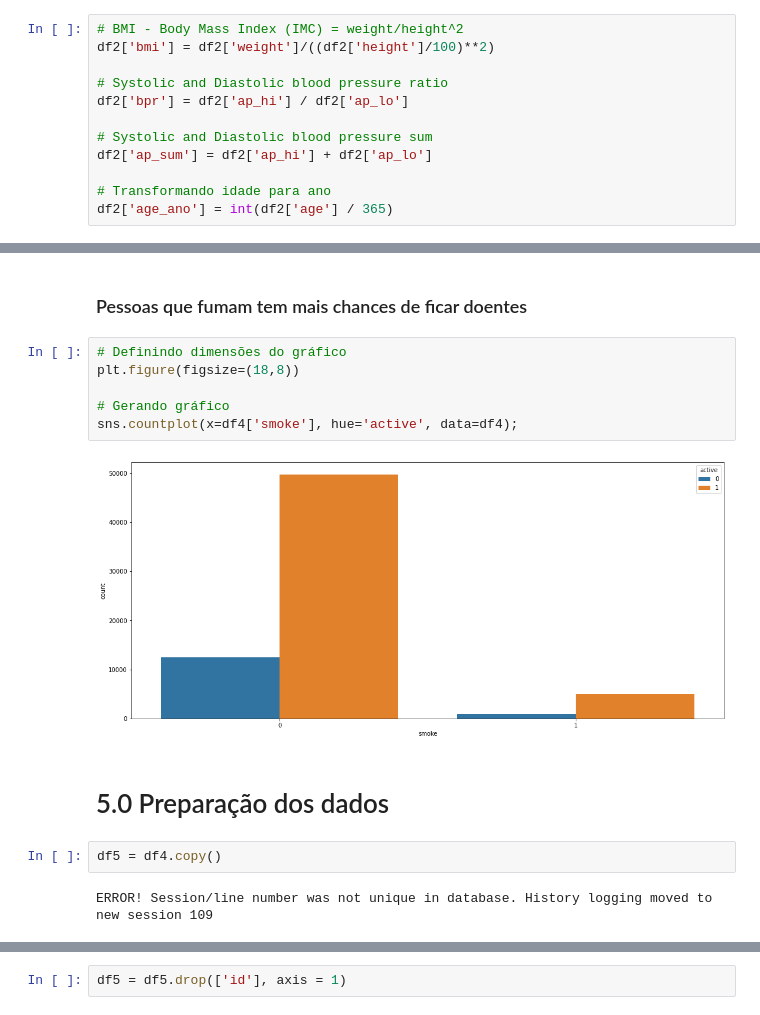
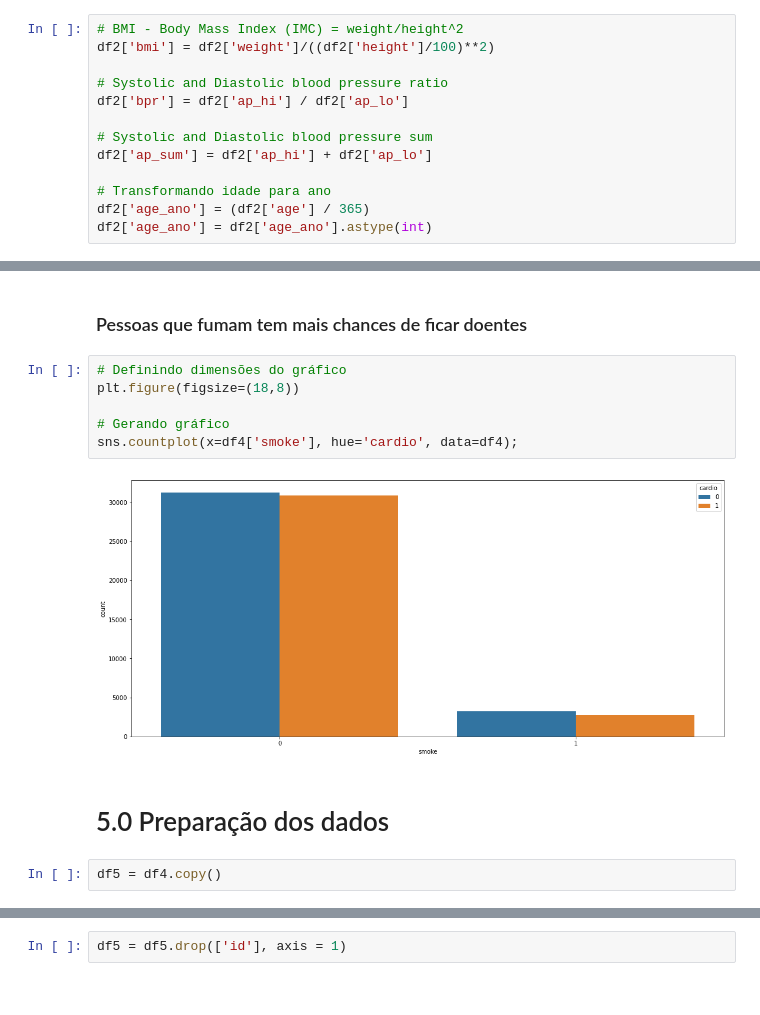
Before and after one commit to LeoFMedeiros/Projeto01-Doencas-Cardiacas, a Jupyter notebook: Projeto01_Leonardo_Medeiros.ipynb, the cells around one changed output, grey strips where cells are left out. Saved outputs shown, nothing was run; the diff lists cells and outputs as text.

```diff
--- a/Projeto01_Leonardo_Medeiros.ipynb
+++ b/Projeto01_Leonardo_Medeiros.ipynb
@@ -328,7 +328,8 @@ df2['bpr'] = df2['ap_hi'] / df2['ap_lo']
 df2['ap_sum'] = df2['ap_hi'] + df2['ap_lo']
 
 # Transformando idade para ano
-df2['age_ano'] = int(df2['age'] / 365)
+df2['age_ano'] = (df2['age'] / 365)
+df2['age_ano'] = df2['age_ano'].astype(int)
 # %% [markdown]
 # 3.0 Filtrando os dados
 # %%
@@ -510,17 +513,15 @@ plt.show()
 # %%
 # Definindo dimensões do gráfico
 plt.figure(figsize=(18,8))
 
 # Gerando gráfico
-sns.countplot(x=df4['smoke'], hue='active', data=df4);
+sns.countplot(x=df4['smoke'], hue='cardio', data=df4);
 # %% [output]
-[figure, old version]
+[figure, new version]
 # %% [markdown]
 # 5.0 Preparação dos dados
 # %%
 df5 = df4.copy()
-# %% [output]
-ERROR! Session/line number was not unique in database. History logging moved to new session 109
 # %%
 df5.dtypes
 # %% [output]
```
Also changed, not shown: parts of 19 cells of this notebook.
